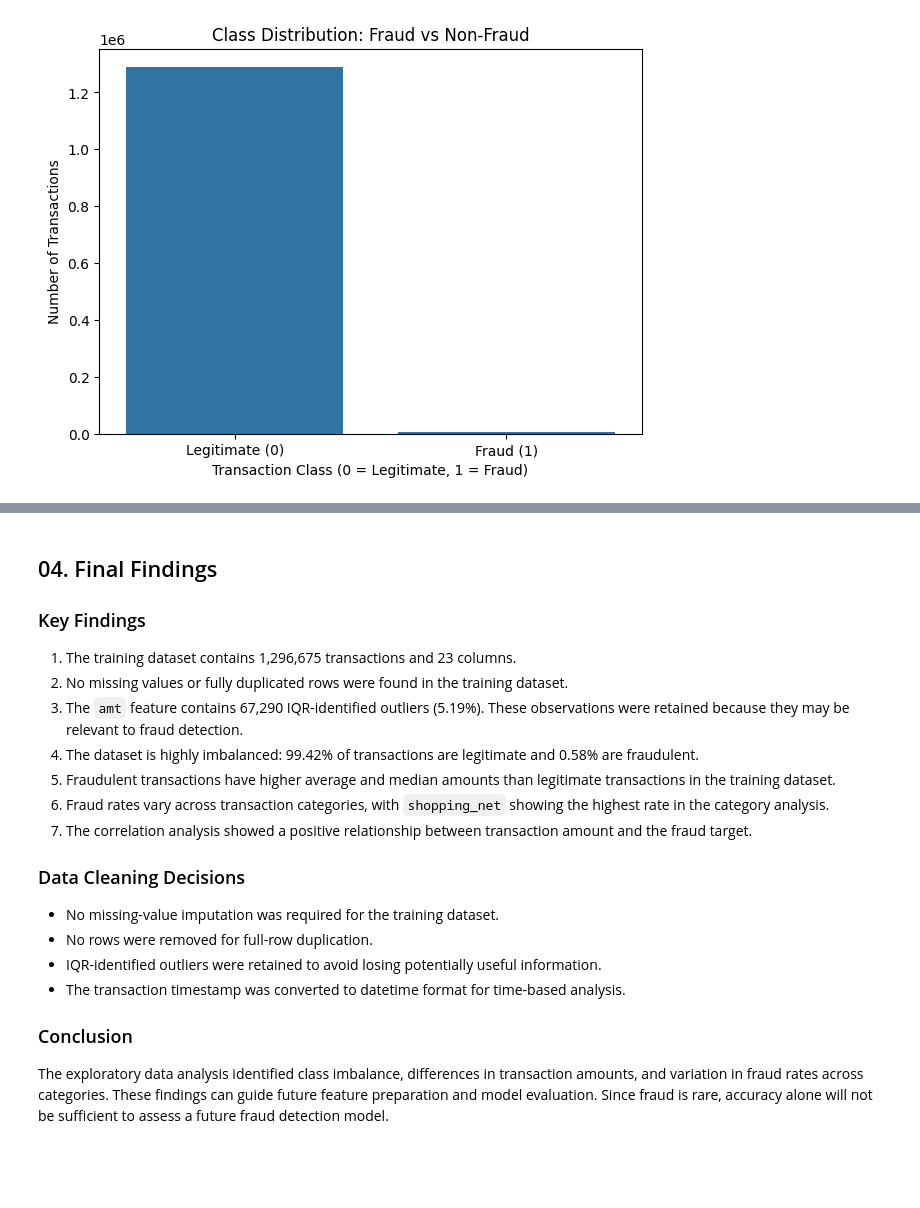
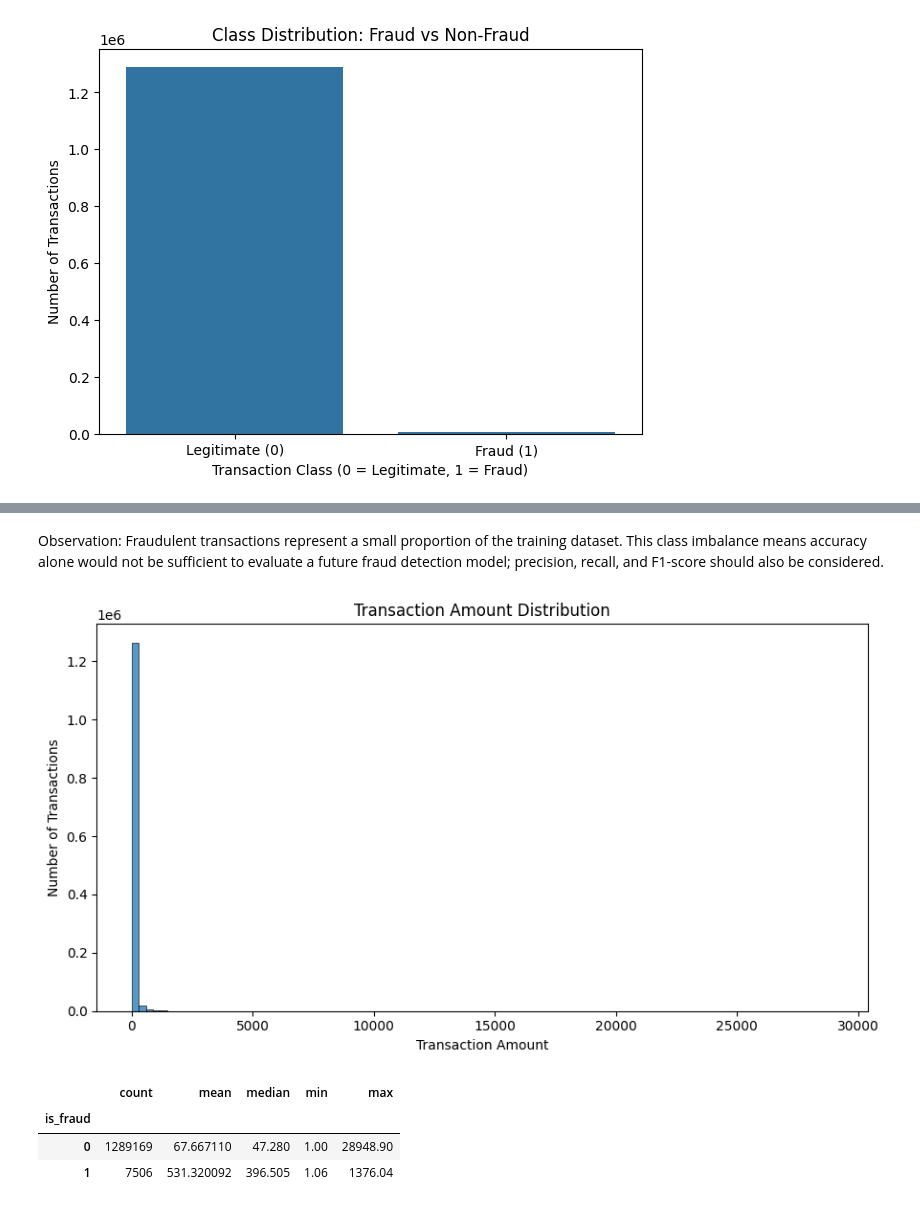
Before and after one commit to nagham245/Credit-Card-Fraud-Detection, a Jupyter notebook: Fraud_Detection_EDA.ipynb, the cells around one changed output, grey strips where cells are left out. Saved outputs shown, nothing was run; the diff lists cells and outputs as text; code cells hidden in the pictures; blank space fills up the shorter version.

Commit message:
Update Fraud Detection EDA notebook

```diff
--- a/Fraud_Detection_EDA.ipynb
+++ b/Fraud_Detection_EDA.ipynb
@@ -25,15 +23,12 @@ This section examines the dataset structure, size, columns, statistical properti
 # %%
-import os
 import pandas as pd
 import numpy as np
 import matplotlib.pyplot as plt
 import seaborn as sns
 
-# Check the current working directory
-print("Current directory:")
-print(os.getcwd())
+df_train = pd.read_csv("archive/fraudTrain.csv")
+df_test = pd.read_csv("archive/fraudTest.csv")
 
-# List files in the project folder
-print("\nFiles and folders:")
-print(os.listdir())
+print("Training dataset shape:", df_train.shape)
+print("Testing dataset shape:", df_test.shape)
 # %% [output]
@@ -45,8 +36,0 @@ Files and folders:
-# %%
-# Load the training and testing datasets
-
-train_path = os.path.join("archive", "fraudTrain.csv")
-test_path = os.path.join("archive", "fraudTest.csv")
-
-df_train = pd.read_csv(train_path)
-df_test = pd.read_csv(test_path)
@@ -485,23 +302,22 @@ The cross-tabulation shows that the fraud rate is 0.53% for female customers and
-# %% [markdown]
-## 04. Final Findings
-
-### Key Findings
-
-1. The training dataset contains 1,296,675 transactions and 23 columns.
-2. No missing values or fully duplicated rows were found in the training dataset.
-3. The `amt` feature contains 67,290 IQR-identified outliers (5.19%). These observations were retained because they may be relevant to fraud detection.
-4. The dataset is highly imbalanced: 99.42% of transactions are legitimate and 0.58% are fraudulent.
-5. Fraudulent transactions have higher average and median amounts than legitimate transactions in the training dataset.
-6. Fraud rates vary across transaction categories, with `shopping_net` showing the highest rate in the category analysis.
-7. The correlation analysis showed a positive relationship between transaction amount and the fraud target.
-
-### Data Cleaning Decisions
-
-- No missing-value imputation was required for the training dataset.
-- No rows were removed for full-row duplication.
-- IQR-identified outliers were retained to avoid losing potentially useful information.
-- The transaction timestamp was converted to datetime format for time-based analysis.
-
-### Conclusion
-
-The exploratory data analysis identified class imbalance, differences in transaction amounts, and variation in fraud rates across categories. These findings can guide future feature preparation and model evaluation. Since fraud is rare, accuracy alone will not be sufficient to assess a future fraud detection model.
+# %% [markdown]
+Observation: Fraudulent transactions represent a small proportion of the training dataset. This class imbalance means accuracy alone would not be sufficient to evaluate a future fraud detection model; precision, recall, and F1-score should also be considered.
+# %%
+plt.figure(figsize=(9, 5))
+sns.histplot(data=df_train, x="amt", bins=100)
+plt.title("Transaction Amount Distribution")
+plt.xlabel("Transaction Amount")
+plt.ylabel("Number of Transactions")
+plt.tight_layout()
+plt.show()
+# %% [output]
+[figure, added]
+# %%
+amount_by_fraud = df_train.groupby("is_fraud")["amt"].agg(
+    count="count", mean="mean", median="median", min="min", max="max"
+)
+amount_by_fraud
+# %% [output]
+|  | count | mean | median | min | max |
+| is_fraud |  |  |  |  |  |
+| 0 | 1289169 | 67.667110 | 47.280 | 1.00 | 28948.90 |
+| 1 | 7506 | 531.320092 | 396.505 | 1.06 | 1376.04 |
```
Also changed, not shown: parts of 38 cells of this notebook.
